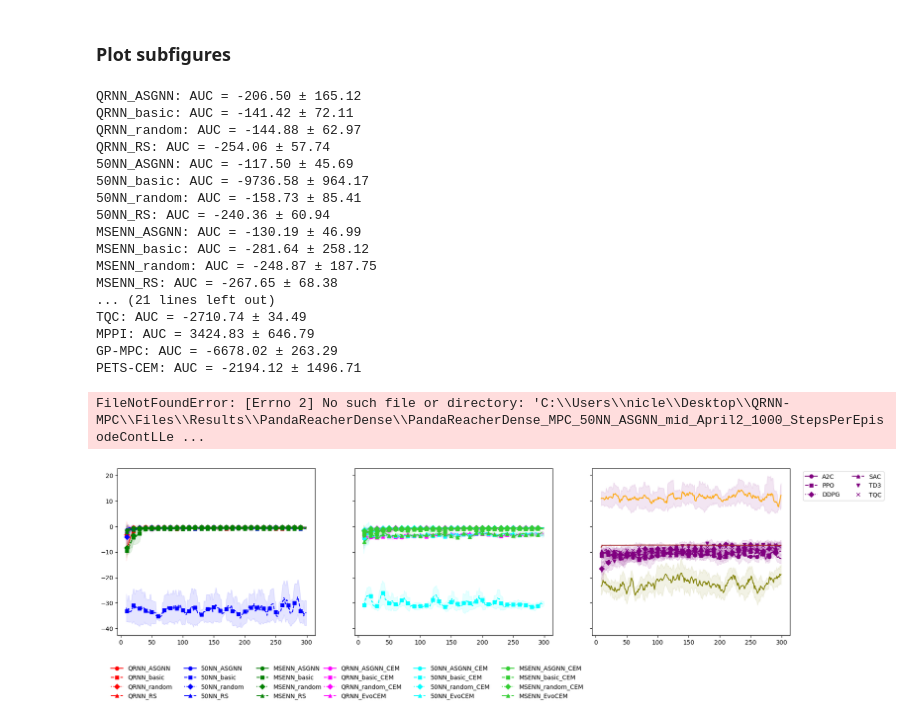
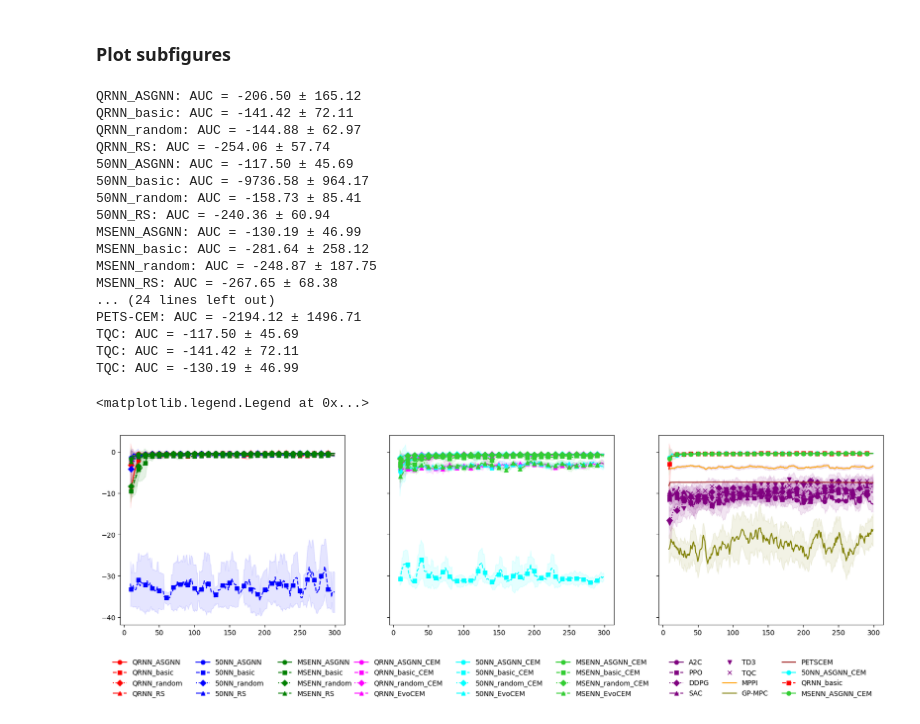
Before and after one commit to nicolasleblanc-poly/QRNN-MPC, a Jupyter notebook: PandaReachDense_analysis.ipynb, the cells around one changed output. Cells and saved outputs as stored; diff of their text form; code cells hidden in the pictures.

```diff
--- a/PandaReachDense_analysis.ipynb
+++ b/PandaReachDense_analysis.ipynb
@@ -943,11 +943,11 @@ plt.fill_between(range(len(smoothed_mean_PETSCEM)),
 markers = ['o', 's', 'D', '^', 'v', 'x', '*']
 linestyles = ['-', '--', ':', '-.', (0, (3, 1, 1, 1))]  # Custom patterns
 
-# 50NN_ASGNN
-color_50NN_ASGNN_CEM = 'blue'
+# 50NN_ASGNN_CEM
+color_50NN_ASGNN_CEM = 'aqua'
 marker_50NN_ASGNN_CEM = markers[0]
 linestyle_50NN_ASGNN_CEM = linestyles[0]
-data = np.load(f'{base_path}\\{prob}_MPC_50NN_ASGNN_mid_April2_1000_StepsPerEpisodeContLLepisodes_results.npz')
+data = np.load(f'{base_path}\\{prob}_MPC_50NN_ASGNN_mid_April2_1000_StepsPerEpisodeContLLepisodes_results_test.npz')
 mean_rewards_50NN_ASGNN_CEM = data['mean_rewards'][:nb_episodes]
 std_rewards_50NN_ASGNN_CEM = data['std_rewards'][:nb_episodes]
 
@@ -985,28 +985,28 @@ auc_mean, auc_std = compute_auc_and_std(data, nb_episodes)
 print(f"{label}: AUC = {auc_mean:.2f} ± {auc_std:.2f}")
 
 # Smooth the data
-smoothed_mean_QRNN_basic_CEM = pd.Series(mean_rewards_QRNN_basic_CEM).rolling(window=window_size).mean()
-smoothed_std_QRNN_basic_CEM = pd.Series(std_rewards_QRNN_basic_CEM).rolling(window=window_size).std()
+smoothed_mean_QRNN_basic = pd.Series(mean_rewards_QRNN_basic).rolling(window=window_size).mean()
+smoothed_std_QRNN_basic = pd.Series(std_rewards_QRNN_basic).rolling(window=window_size).std()
 
 # Plot
-axs[2].plot(smoothed_mean_QRNN_basic_CEM,
+axs[2].plot(smoothed_mean_QRNN_basic,
             label="QRNN_basic",
-            color=color_QRNN_basic_CEM,
-            marker=marker_QRNN_basic_CEM,
-            linestyle=linestyle_QRNN_basic_CEM,
+            color=color_QRNN_basic,
+            marker=marker_QRNN_basic,
+            linestyle=linestyle_QRNN_basic,
             markevery=10)  # Show markers every 10 points
 
 # Confidence interval (optional)
-axs[2].fill_between(range(len(mean_rewards_QRNN_basic_CEM)),
-                    smoothed_mean_QRNN_basic_CEM - smoothed_std_QRNN_basic_CEM,
-                    smoothed_mean_QRNN_basic_CEM + smoothed_std_QRNN_basic_CEM,
-                    color=color_QRNN_basic_CEM, alpha=0.1)
+axs[2].fill_between(range(len(mean_rewards_QRNN_basic)),
+                    smoothed_mean_QRNN_basic - smoothed_std_QRNN_basic,
+                    smoothed_mean_QRNN_basic + smoothed_std_QRNN_basic,
+                    color=color_QRNN_basic, alpha=0.1)
 
 # MSENN_ASGNN
-color_MSENN_ASGNN_CEM = 'blue'
+color_MSENN_ASGNN_CEM = 'limegreen'
 marker_MSENN_ASGNN_CEM = markers[0]
 linestyle_MSENN_ASGNN_CEM = linestyles[0]
-data = np.load(f'{base_path}\\{prob}_MPC_50NN_ASGNN_mid_April2_1000_StepsPerEpisodeContLLepisodes_results.npz')
+data = np.load(f'{base_path}\\{prob}_MPC_MSENN_ASGNN_mid_April2_1000_StepsPerEpisodeContLLepisodes_results_test.npz',)
 mean_rewards_MSENN_ASGNN_CEM = data['mean_rewards'][:nb_episodes]
 std_rewards_MSENN_ASGNN_CEM = data['std_rewards'][:nb_episodes]
 
@@ -1022,36 +1022,36 @@ axs[2].plot(smoothed_mean_MSENN_ASGNN_CEM,
             label="MSENN_ASGNN_CEM",
             color=color_MSENN_ASGNN_CEM,
             marker=marker_MSENN_ASGNN_CEM,
             linestyle=linestyle_MSENN_ASGNN_CEM,
             markevery=10)  # Show markers every 10 points
 
 # Confidence interval (optional)
 axs[2].fill_between(range(len(mean_rewards_MSENN_ASGNN_CEM)),
                     smoothed_mean_MSENN_ASGNN_CEM - smoothed_std_MSENN_ASGNN_CEM,
                     smoothed_mean_MSENN_ASGNN_CEM + smoothed_std_MSENN_ASGNN_CEM,
                     color=color_MSENN_ASGNN_CEM, alpha=0.1)
 
 
 
 # axs[2].legend(bbox_to_anchor=(1.05, 1), loc='upper left',ncol=2)
 axs[2].legend(loc='upper center', bbox_to_anchor=(0.5, -0.15), ncol=3, fontsize=10, frameon=False)
 # %% [output]
 QRNN_ASGNN: AUC = -206.50 ± 165.12
 QRNN_basic: AUC = -141.42 ± 72.11
 QRNN_random: AUC = -144.88 ± 62.97
 QRNN_RS: AUC = -254.06 ± 57.74
 50NN_ASGNN: AUC = -117.50 ± 45.69
 50NN_basic: AUC = -9736.58 ± 964.17
 50NN_random: AUC = -158.73 ± 85.41
 50NN_RS: AUC = -240.36 ± 60.94
 MSENN_ASGNN: AUC = -130.19 ± 46.99
 MSENN_basic: AUC = -281.64 ± 258.12
 MSENN_random: AUC = -248.87 ± 187.75
 MSENN_RS: AUC = -267.65 ± 68.38
-... (21 lines left out)
-TQC: AUC = -2710.74 ± 34.49
-MPPI: AUC = 3424.83 ± 646.79
-GP-MPC: AUC = -6678.02 ± 263.29
+... (24 lines left out)
 PETS-CEM: AUC = -2194.12 ± 1496.71
+TQC: AUC = -117.50 ± 45.69
+TQC: AUC = -141.42 ± 72.11
+TQC: AUC = -130.19 ± 46.99
-FileNotFoundError: [Errno 2] No such file or directory: 'C:\\Users\\nicle\\Desktop\\QRNN-MPC\\Files\\Results\\PandaReacherDense\\PandaReacherDense_MPC_50NN_ASGNN_mid_April2_1000_StepsPerEpisodeContLLe ...
+<matplotlib.legend.Legend at 0x...>
-[figure, old version]
+[figure, new version]
```
Also changed, not shown: parts of 1 cell of this notebook, 6 other files.
